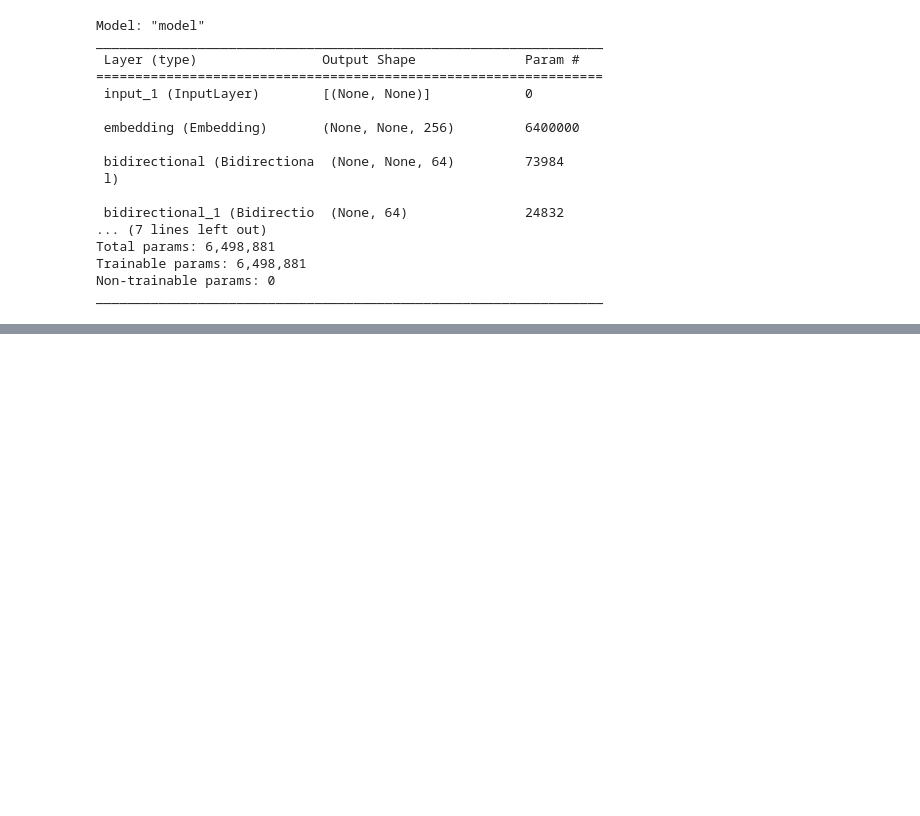
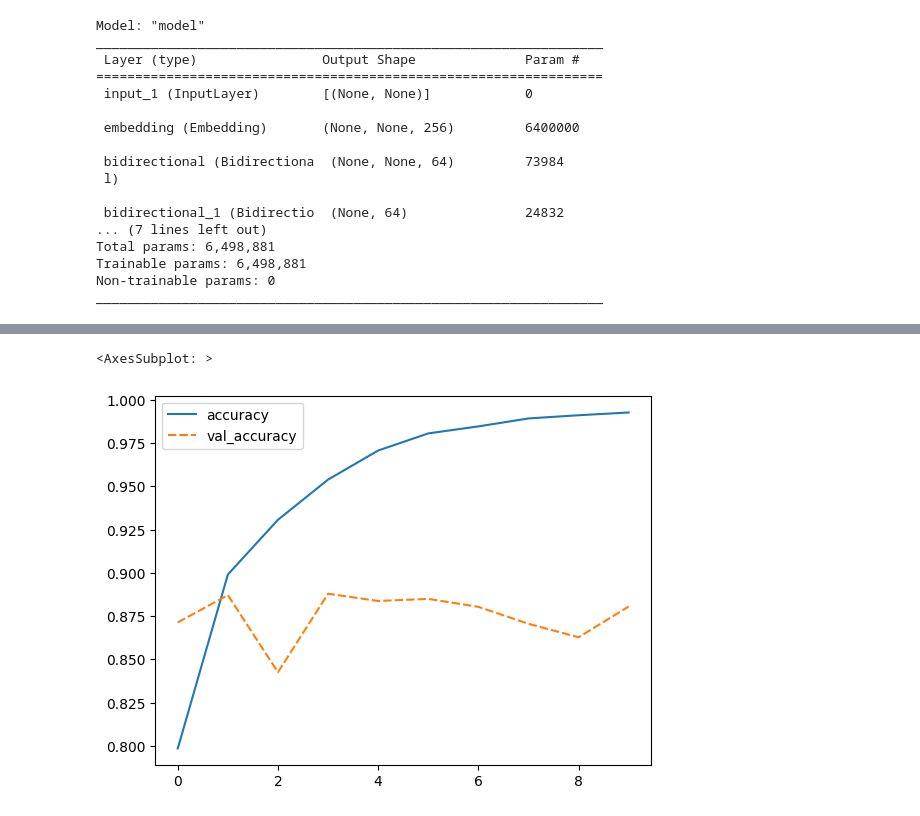
Before and after one commit to ahanaf019/Text-Classification-Deep-Learning, a Jupyter notebook: Bidirectional-Lstm.ipynb, the cells around one changed output, grey strips where cells are left out. Cells and saved outputs as stored; diff of their text form; code cells hidden in the pictures; blank space fills up the shorter version.

```diff
--- a/Bidirectional-Lstm.ipynb
+++ b/Bidirectional-Lstm.ipynb
@@ -130,0 +117,5 @@ Epoch 10/10
+# %%
+sns.lineplot(data={'accuracy': history.history['accuracy'], 'val_accuracy': history.history['val_accuracy']})
+# %% [output]
+<AxesSubplot: >
+[figure, added]
```
Also changed, not shown: parts of 9 cells of this notebook.
